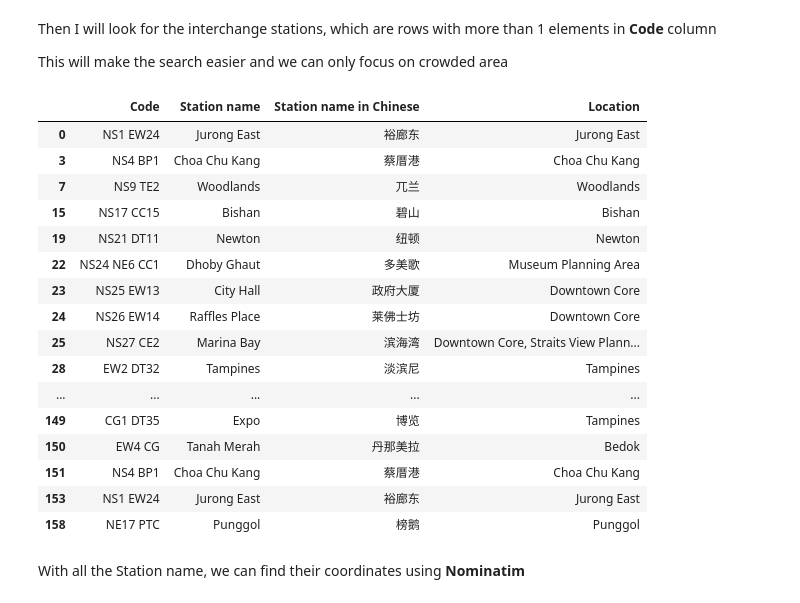
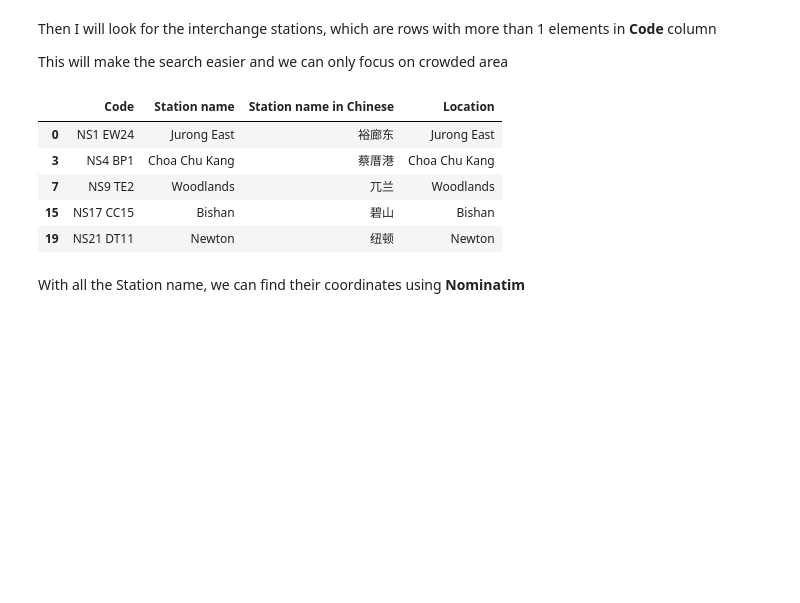
Before and after one commit to SophiaSama/DataScience, a Jupyter notebook: Week4_Data.ipynb, the cells around one changed output. Drawn from its saved outputs; the diff is of its cells as text; code cells hidden in the pictures; blank space fills up the shorter version.

```diff
--- a/Week4_Data.ipynb
+++ b/Week4_Data.ipynb
@@ -271,25 +257,14 @@ This will make the search easier and we can only focus on crowded area
 # %%
 interchange_mask = (df_mrt['Code'].str.len() > 4)
 df_interchange = df_mrt.loc[interchange_mask]
-df_interchange
+df_interchange.head()
 # %% [output]
 |  | Code | Station name | Station name in Chinese | Location |
 | 0 | NS1 EW24 | Jurong East | 裕廊东 | Jurong East |
 | 3 | NS4 BP1 | Choa Chu Kang | 蔡厝港 | Choa Chu Kang |
 | 7 | NS9 TE2 | Woodlands | 兀兰 | Woodlands |
 | 15 | NS17 CC15 | Bishan | 碧山 | Bishan |
 | 19 | NS21 DT11 | Newton | 纽顿 | Newton |
-| 22 | NS24 NE6 CC1 | Dhoby Ghaut | 多美歌 | Museum Planning Area |
-| 23 | NS25 EW13 | City Hall | 政府大厦 | Downtown Core |
-| 24 | NS26 EW14 | Raffles Place | 莱佛士坊 | Downtown Core |
-| 25 | NS27 CE2 | Marina Bay | 滨海湾 | Downtown Core, Straits View Plann... |
-| 28 | EW2 DT32 | Tampines | 淡滨尼 | Tampines |
-| ... | ... | ... | ... | ... |
-| 149 | CG1 DT35 | Expo | 博览 | Tampines |
-| 150 | EW4 CG | Tanah Merah | 丹那美拉 | Bedok |
-| 151 | NS4 BP1 | Choa Chu Kang | 蔡厝港 | Choa Chu Kang |
-| 153 | NS1 EW24 | Jurong East | 裕廊东 | Jurong East |
-| 158 | NE17 PTC | Punggol | 榜鹅 | Punggol |
 # %% [markdown]
 With all the Station name, we can find their coordinates using **Nominatim**
 # %%
```
Also changed, not shown: parts of 9 cells of this notebook.
